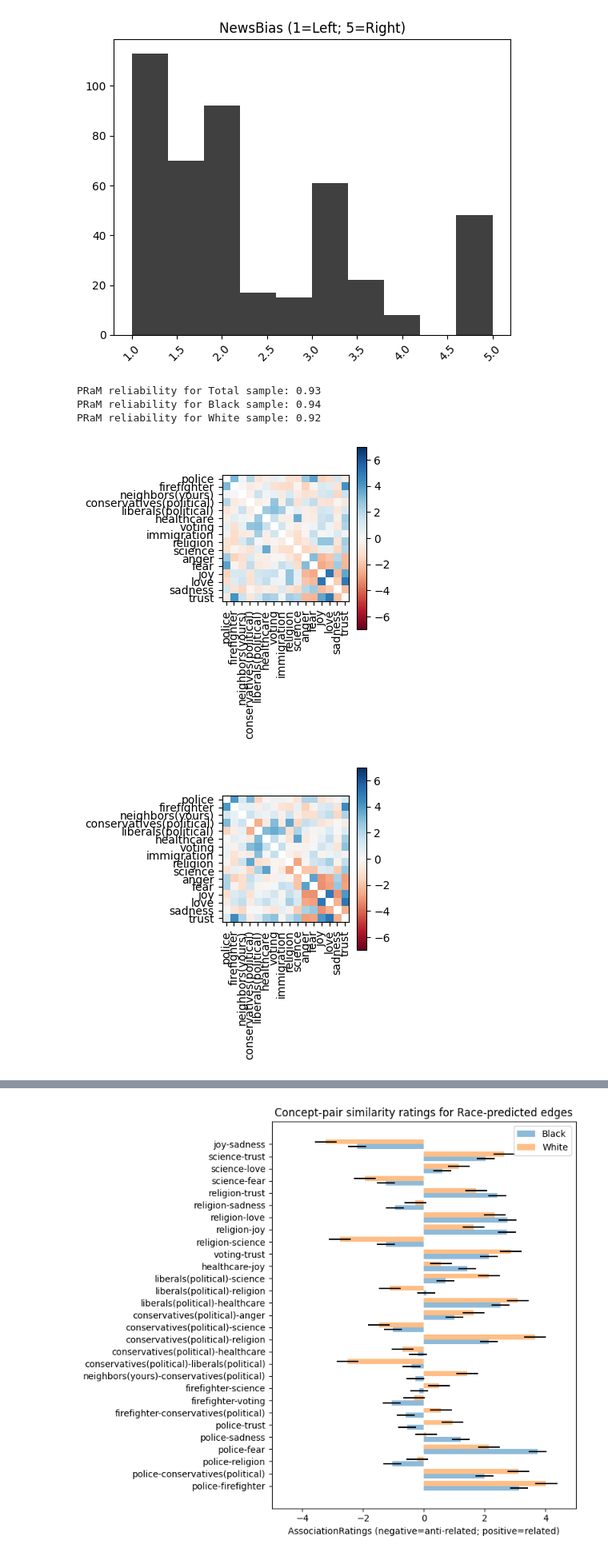
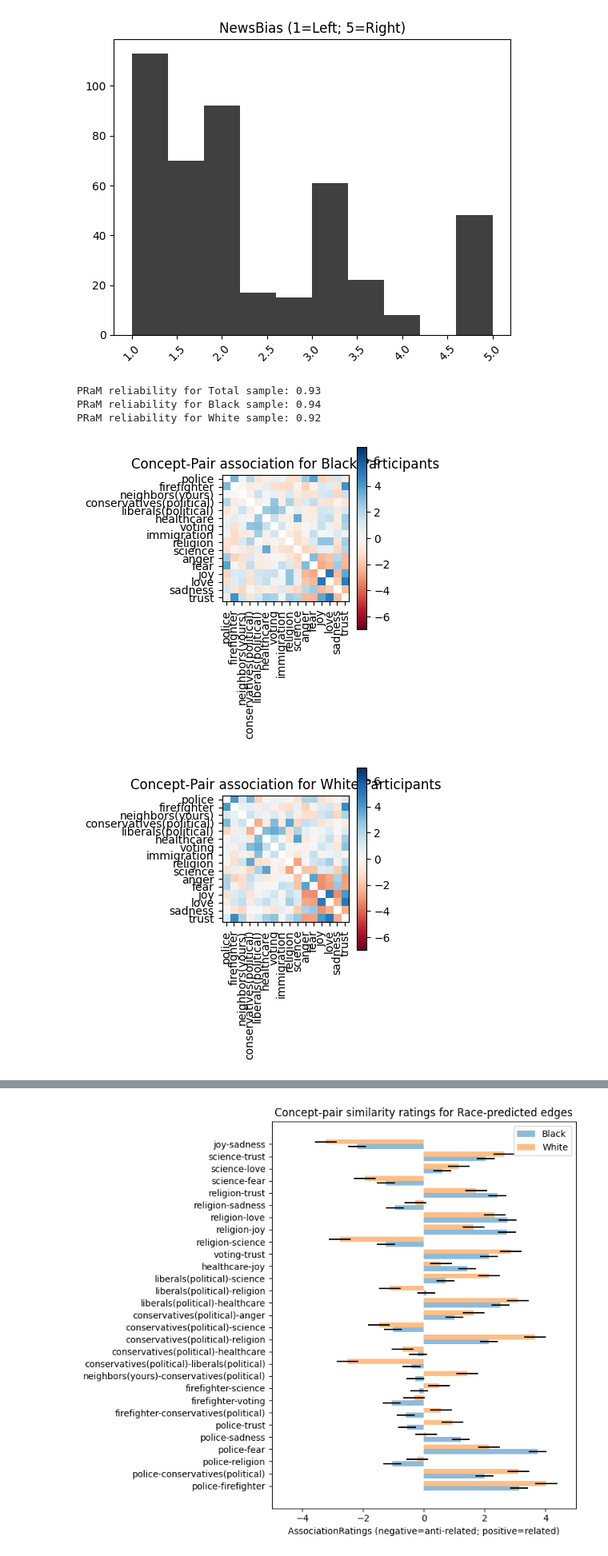
Before and after one commit to ExCaLBBR/ExCaLBBR_Projects, a Jupyter notebook: SocioenvironmentalGeometry/code/ConceptGeo_AnalysisPipeline.ipynb, the cells around one changed output, grey strips where cells are left out. Shown: that part at 80% size. Cells and saved outputs as stored; diff of their text form; code cells hidden in the pictures.

```diff
--- a/SocioenvironmentalGeometry/code/ConceptGeo_AnalysisPipeline.ipynb
+++ b/SocioenvironmentalGeometry/code/ConceptGeo_AnalysisPipeline.ipynb
@@ -65,7 +65,7 @@ Installing collected packages: jellyfish, us
 Successfully installed jellyfish-0.11.2 us-3.1.1
 # %%
 #@title Define utility functions
-def weightedHeatmap(PairData, words, PlotHM):
+def weightedHeatmap(PairData, words, PlotHM, Title):
 
     '''
     Restructure RT into matrix data structure
@@ -89,6 +89,7 @@ def weightedHeatmap(PairData, words, PlotHM):
 
 
     if PlotHM == 1:
+        plt.title(Title)
         plt.imshow(Wmat,  cmap='RdBu', vmin=-7, vmax=7)
         plt.colorbar()
         plt.xticks(range(len(words)), words, rotation='vertical')
@@ -593,35 +594,35 @@ wPRaM_nGnANB = PRaM_nGnANB[wIndx_nGnANB,:]
 
 # Average pair distance
 avgDist = np.mean(PRaM_nGnANB, axis=0)
 avgBDist = np.mean(bPRaM_nGnANB, axis=0)
 avgWDist = np.mean(wPRaM_nGnANB, axis=0)
 
 #Participant-wise normalization
 PRaMz = stats.zscore(PRaM_nGnANB, axis=0)
 bPRaMz = stats.zscore(bPRaM_nGnANB, axis=0)
 wPRaMz = stats.zscore(wPRaM_nGnANB, axis=0)
 
 #Convert to dataframes for Reliabiltiy calc
 PRaMz = pd.DataFrame(PRaMz)
 bPRaMz = pd.DataFrame(bPRaMz)
 wPRaMz = pd.DataFrame(wPRaMz)
 
 # Splithalf Reliability
 perm = 10000
 rhoPRaM = splitHalf_Reliability(PRaMz, perm)
 rhobPRaM = splitHalf_Reliability(bPRaMz, perm)
 rhowPRaM = splitHalf_Reliability(wPRaMz, perm)
 print(f'PRaM reliability for Total sample:', round(rhoPRaM,2))
 print(f'PRaM reliability for Black sample:', round(rhobPRaM,2))
 print(f'PRaM reliability for White sample:', round(rhowPRaM,2))
 
 # Generate distance matricies
-bPRaM_Weights = weightedHeatmap(avgBDist, words,1); # Compute association matrix for Black participants
-wPRaM_Weights = weightedHeatmap(avgWDist, words,1); # Compute association matrix for White participants
-diffPRaM_Weights = weightedHeatmap((avgBDist-avgWDist), words,1); # Compute association matrix for Black-White differences
+bPRaM_Weights = weightedHeatmap(avgBDist, words,1, "Concept-Pair association for Black Participants"); # Compute association matrix for Black participants
+wPRaM_Weights = weightedHeatmap(avgWDist, words,1, "Concept-Pair association for White Participants"); # Compute association matrix for White participants
+diffPRaM_Weights = weightedHeatmap((avgBDist-avgWDist), words,1, "Concept-Pair association difference (Black-White)"); # Compute association matrix for Black-White differences
 # %% [output]
 PRaM reliability for Total sample: 0.93
 PRaM reliability for Black sample: 0.94
 PRaM reliability for White sample: 0.92
-[figure, old version]
+[figure, new version]
-[figure, old version]
+[figure, new version]
```
Also changed, not shown: parts of 3 cells of this notebook.
